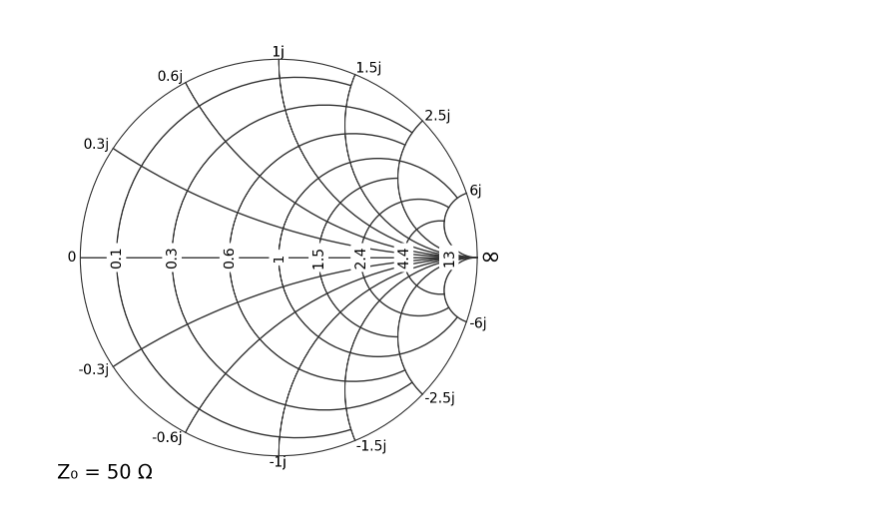
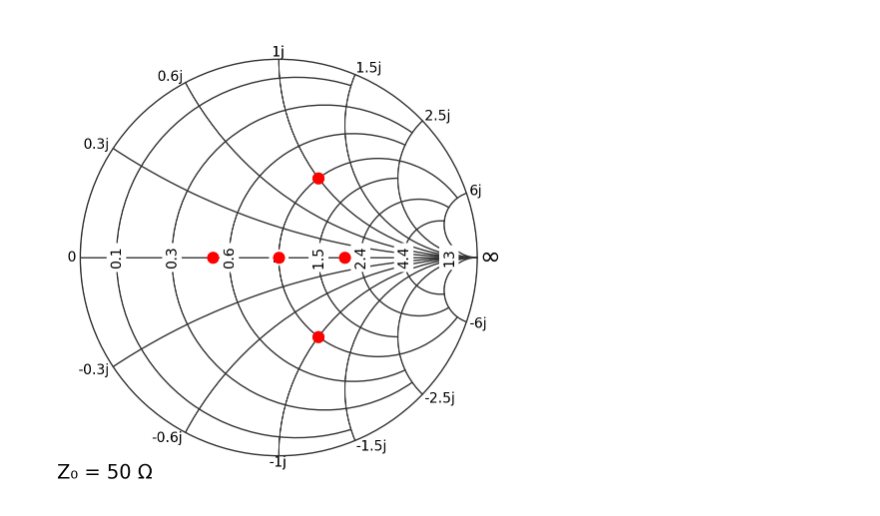
Before and after one commit to scottprahl/pysmithchart, a Jupyter notebook: docs/01_quickstart.ipynb, the cells around one changed output. Cells and saved outputs as stored; diff of their text form; code cells hidden in the pictures.

```diff
--- a/docs/01_quickstart.ipynb
+++ b/docs/01_quickstart.ipynb
@@ -55,7 +46,19 @@ This shows creation of the plot and automatic generation of Smith chart gridline
 # %%
+Z = [
+    50 + 0j,  # matched load
+    100 + 0j,  # higher resistance
+    25 + 0j,  # lower resistance
+    50 + 50j,  # inductive
+    50 - 50j,  # capacitive
+]
+
+# two line setup for graph
 plt.figure(figsize=(6, 6))
 ax = plt.subplot(111, projection="smith")
+
+# plot the points
+ax.scatter(Z, s=60, color="red")
 plt.show()
 # %% [output]
-[figure, old version]
+[figure, new version]
 # %% [markdown]
```
Also changed, not shown: parts of 9 cells of this notebook, 3 other files.
